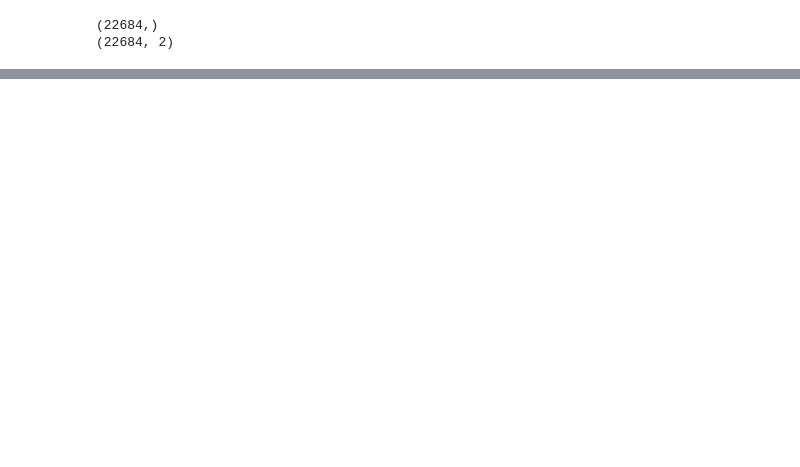
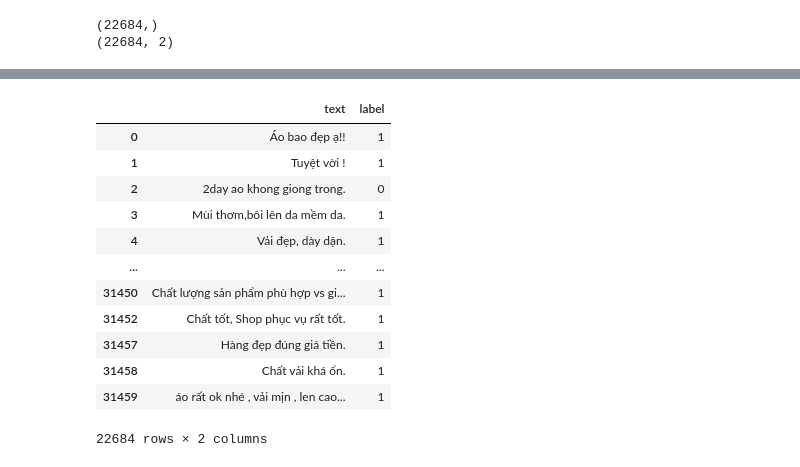
Before and after one commit to huuthanh2k4/AI_For_Marketing, a Jupyter notebook: NPL.ipynb, the cells around one changed output, grey strips where cells are left out. Saved outputs shown, nothing was run; the diff lists cells and outputs as text; code cells hidden in the pictures; blank space fills up the shorter version.

```diff
--- a/NPL.ipynb
+++ b/NPL.ipynb
@@ -1173,0 +1196,17 @@ plt.show()
+# %%
+data_4 = data_test_2.rename(columns={'comment': 'text'})
+data_4
+# %% [output]
+|  | text | label |
+| 0 | Áo bao đẹp ạ!! | 1 |
+| 1 | Tuyệt vời ! | 1 |
+| 2 | 2day ao khong giong trong. | 0 |
+| 3 | Mùi thơm,bôi lên da mềm da. | 1 |
+| 4 | Vải đẹp, dày dặn. | 1 |
+| ... | ... | ... |
+| 31450 | Chất lượng sản phẩm phù hợp vs gi... | 1 |
+| 31452 | Chất tốt, Shop phục vụ rất tốt. | 1 |
+| 31457 | Hàng đẹp đúng giá tiền. | 1 |
+| 31458 | Chất vải khá ổn. | 1 |
+| 31459 | áo rất ok nhé , vải mịn , len cao... | 1 |
+22684 rows × 2 columns
```
Also changed, not shown: parts of 25 cells of this notebook.
